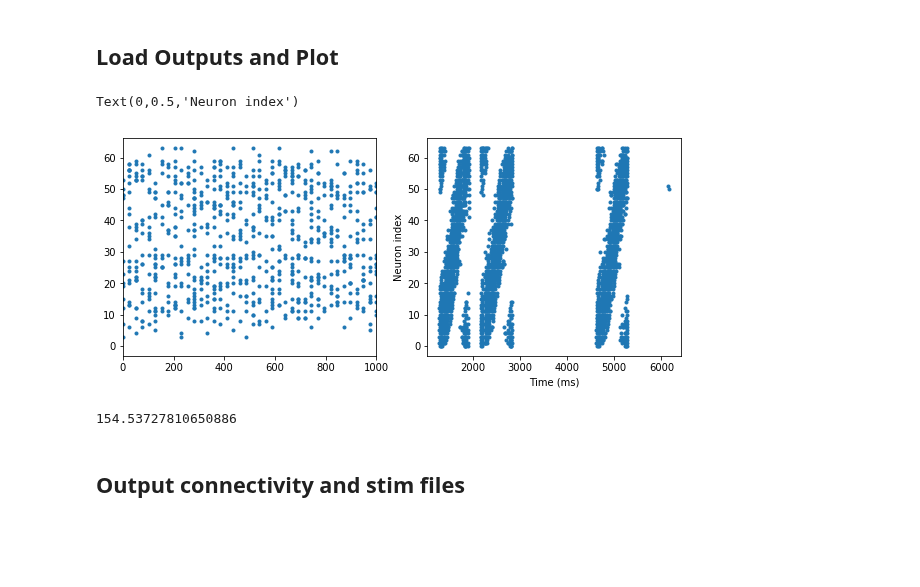
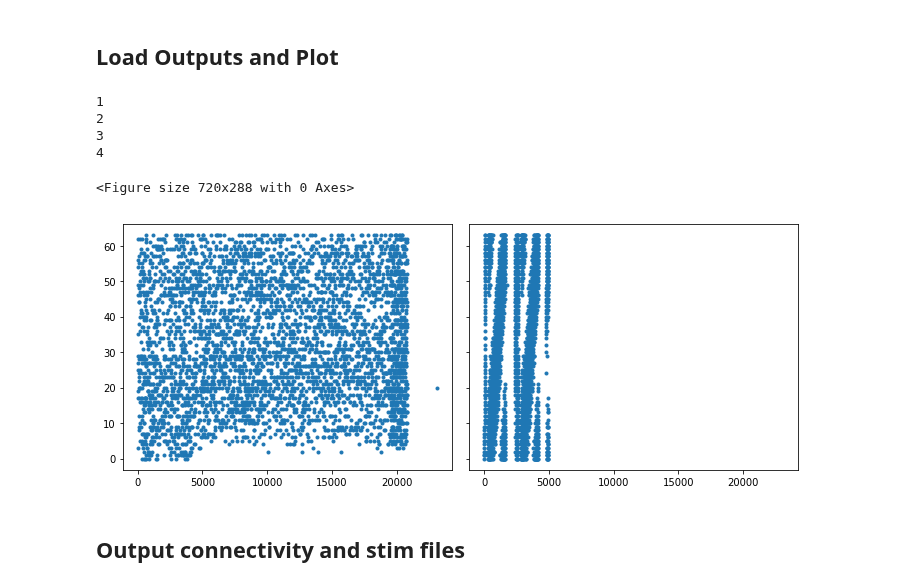
Before and after one commit to acellon/ifat-py, a Jupyter notebook: ifat-interface.ipynb, the cells around one changed output. Drawn from its saved outputs; the diff is of its cells as text; code cells hidden in the pictures; blank space fills up the shorter version.

Commit message:
rollover bug addressed (corrected?)

```diff
--- a/ifat-interface.ipynb
+++ b/ifat-interface.ipynb
@@ -83,15 +83,25 @@ def read_ifat_spikes(file, dt):
     exc_t  = []
     inh_sp = []
     inh_t  = []
+    rollover_cnt = 0
+    last_hi = 0
+    offset = 0
+    MAXLO = (1<<13)-1
+    MAXBOTH = (1<<16)-1
     with open(file,'r') as f:
         for idx, line in enumerate(f):
-            [row, col, addrx, count_hi, count_lo] = line.split()
+            [row, col, addrx, count_hi, count_lo] = list(map(int,line.split()))
+            if count_hi < last_hi:
+                rollover_cnt += 1
+                print(rollover_cnt)
+            last_hi = count_hi
+            neuron = row*30 + col
+            raw_time = MAXLO*count_hi + count_lo
             if idx == 0:
-                offset_lo = int(count_lo)
-            neuron = int(row)*30 + int(col)
-            time = dt*(((1<<13)-1)*int(count_hi) + int(count_lo))# - offset_lo)
+                offset = raw_time
+            time = dt/second * (raw_time - offset + rollover_cnt*MAXBOTH)
 
-            if int(addrx):
+            if addrx:
                 inh_sp.append(neuron)
                 inh_t.append(time)
             else:
@@ -318,30 +328,23 @@ len(G1e_sp) + len(G1i_sp)
 # %% [markdown]
 ## Load Outputs and Plot
 # %%
-exc_sp, exc_t, inh_sp, inh_t = read_ifat_spikes('ifat_out/ifat_spikes_150ms_take2.txt',100*us)
+exc_sp, exc_t, inh_sp, inh_t = read_ifat_spikes('ifat_spikes_sat.txt',100*us)
 
 figure(figsize=(10,4))
-subplot(121)
-#plot(exc_t[exc_sp<100]*second/(ms), exc_sp[exc_sp<100],'.')
-plot(exc_t*second/(ms), exc_sp,'.')
-xlim(0,1000)
-subplot(122)
-#inh_t_pos = inh_t[inh_t>=0]; inh_sp_pos = inh_sp[inh_t>=0]
-#scatter(inh_t_pos[inh_sp_pos<100]*second/(9*ms), inh_sp_pos[inh_sp_pos<100])
-#plot(inh_t[inh_sp<100]*second/(8.5*ms), inh_sp[inh_sp<100],'.')
-plot(inh_t*second/(ms), inh_sp,'.')
-xlabel('Time (ms)')
-ylabel('Neuron index')
+fig, axs = subplots(1,2,figsize=(10,4),sharex=True,sharey=True)
+axs[0].plot(exc_t*second/(ms), exc_sp,'.')
+axs[1].plot(inh_t*second/(ms), inh_sp,'.')
 #axvline(x=75,LineStyle='--',color='C1')
 #ylim([0,64])
-#xlim([0,1000])
+#xlim([20000,40000])
+tight_layout()
 # %% [output]
-Text(0,0.5,'Neuron index')
+1
+2
+3
+4
+<Figure size 720x288 with 0 Axes>
-[figure, old version]
+[figure, new version]
-# %%
-max(inh_t*second/(8.45*ms))
-# %% [output]
-154.53727810650886
 # %% [markdown]
 ## Output connectivity and stim files
 # %%
```
Also changed, not shown: parts of 5 cells of this notebook, 2 other files.
